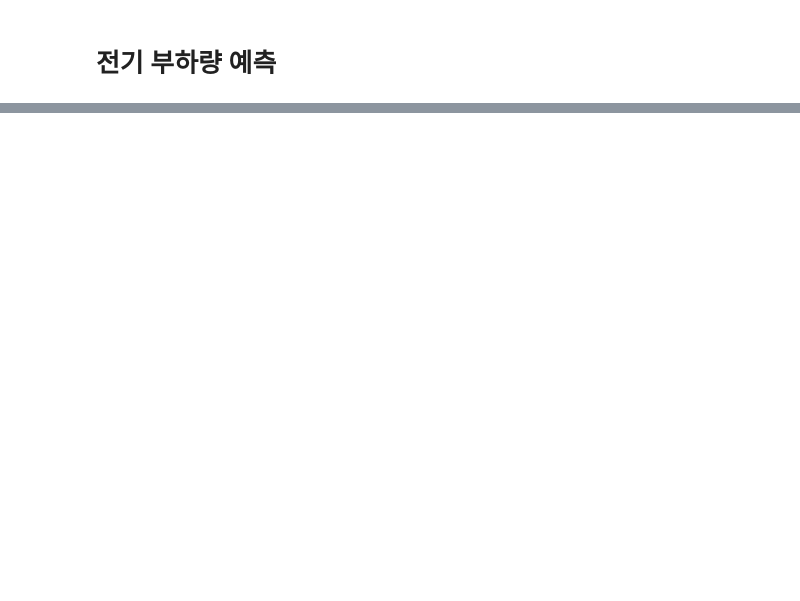
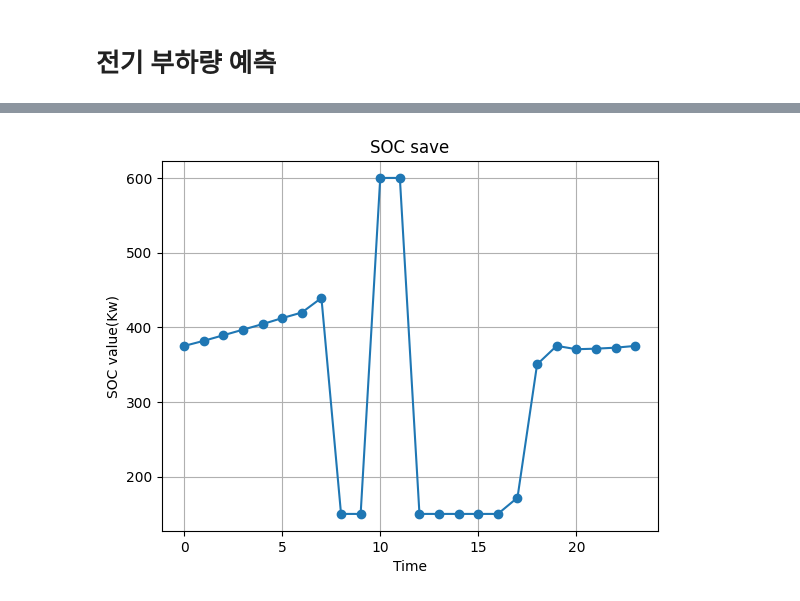
Before and after one commit to y00njaekim/GIST-Campus-EMS, a Jupyter notebook: gist_campus_ems.ipynb, the cells around one changed output, grey strips where cells are left out. Saved outputs shown, nothing was run; the diff lists cells and outputs as text; code cells hidden in the pictures; blank space fills up the shorter version.

```diff
--- a/gist_campus_ems.ipynb
+++ b/gist_campus_ems.ipynb
@@ -224,0 +352,16 @@ print(final_result+"원")
+# %%
+import matplotlib.pyplot as plt
+
+# 데이터 생성
+x = [k for k in range(24)]
+
+# 그래프 그리기
+plt.plot(x, data, marker='o')  # 선 그래프에 마커 추가
+pd.set_option('display.max_columns', None)
+plt.title("SOC save")
+plt.xlabel("Time")
+plt.ylabel("SOC value(Kw)")
+plt.grid(True)
+plt.show()
+# %% [output]
+[figure, added]
```
Also changed, not shown: parts of 19 cells of this notebook.
